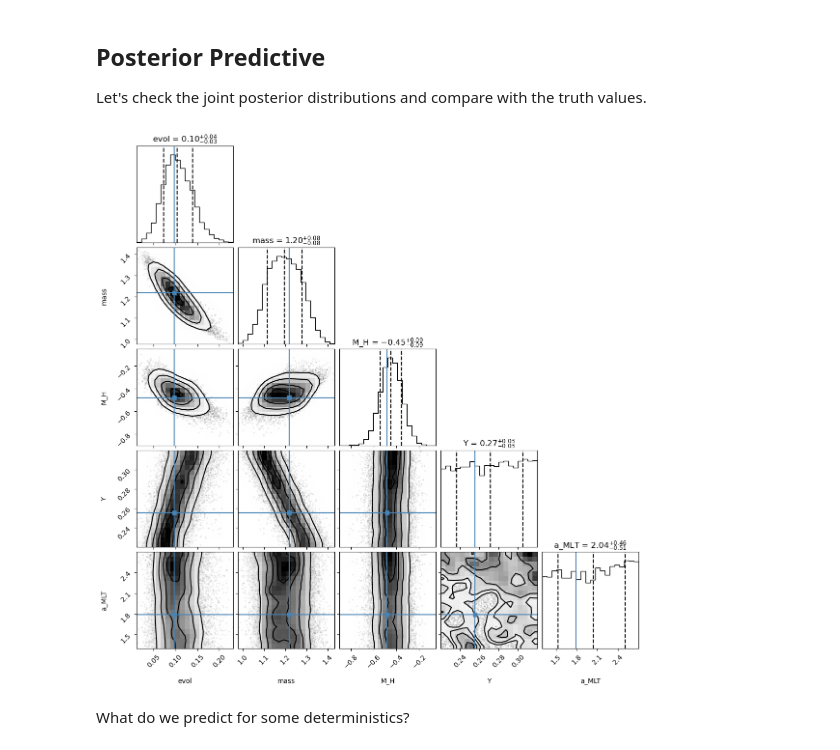
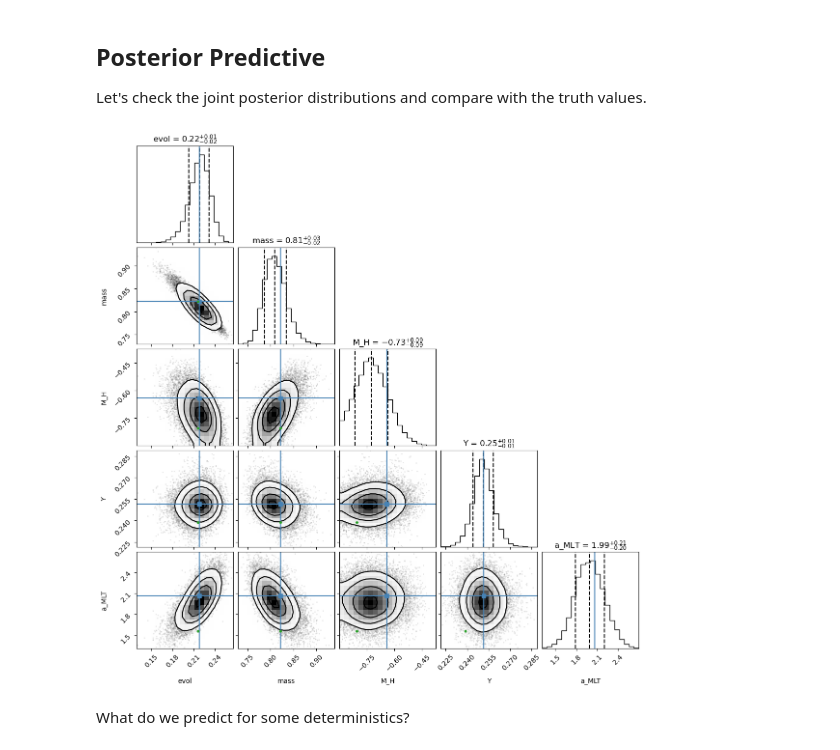
Before and after one commit to alexlyttle/scalable-stellar-inference, a Jupyter notebook: notebook/single-star-spec.ipynb, the cells around one changed output. Saved outputs shown, nothing was run; the diff lists cells and outputs as text; code cells hidden in the pictures.

```diff
--- a/notebook/single-star-spec.ipynb
+++ b/notebook/single-star-spec.ipynb
@@ -46,4 +57,0 @@ truths.head()
-# %%
-star = 0
-truths = truths.loc[star].to_dict()
-pprint(truths)
@@ -88,3 +58,13 @@ Array([[0.9998519 , 1.000209  ],
+# %%
+filename = "truths.json"
+hyperparam_names = ["mu_a", "sigma_a", "Y_0", "dY_dZ", "sigma_Y"]
+
+# SAVE TRUTHS
+with open(os.path.join(directory, filename), "r") as file:
+    s = file.read()
+    json_dict = json.loads(s)
+    for name in hyperparam_names:
+        truths[name] = json_dict[name]
 # %%
 filename = "observables.csv"
 obs = pd.read_csv(os.path.join(directory, filename), index_col=0)
@@ -105,7 +85,7 @@ pprint(obs)
 Now, let's create our star model. We need to provide some model constants. These are typically shape parameters for prior distributions. You can see the full `dict` of constants in the `model.const` attribute.
 # %%
 rng = random.PRNGKey(0)
-observables = ["log_Teff", "log_L"]
+observables = ["log_Teff", "log_L", "log_Dnu"]
 
 # Create dictionary of model constants
 const = {
@@ -229,9 +216,9 @@ print(diag)
 
 Let's use the No U-Turn Sampler (NUTS) as our Markov Chain Monte Carlo (MCMC) sampling algorithm.
 # %%
-num_warmup, num_samples = 1000, 1000
+num_warmup, num_samples = 2000, 2000
 
-sampler = NUTS(model, target_accept_prob=0.8)
+sampler = NUTS(model, target_accept_prob=0.8, find_heuristic_step_size=True)
 mcmc = MCMC(sampler, num_warmup=num_warmup, num_samples=num_samples, num_chains=num_chains)
 # %% [markdown]
 Let's run the MCMC and print a summary of results.
@@ -313,9 +303,10 @@ plt.tight_layout()
 Let's check the joint posterior distributions and compare with the truth values.
 # %%
 var_names = ["evol", "mass", "M_H", "Y", "a_MLT"]
-fig = corner(data, group="posterior", var_names=var_names, truths=truths, show_titles=True, divergences=True, quantiles=[.16, .5, .84], smooth=1.)
+divergences_kwargs = dict(c="C2")
+fig = corner(data, group="posterior", var_names=var_names, truths=truths, show_titles=True, divergences=True, divergences_kwargs=divergences_kwargs, quantiles=[.16, .5, .84], smooth=1.)
 # %% [output]
-[figure, old version]
+[figure, new version]
 # %% [markdown]
 What do we predict for some deterministics?
 # %%
```
Also changed, not shown: parts of 20 cells of this notebook.
